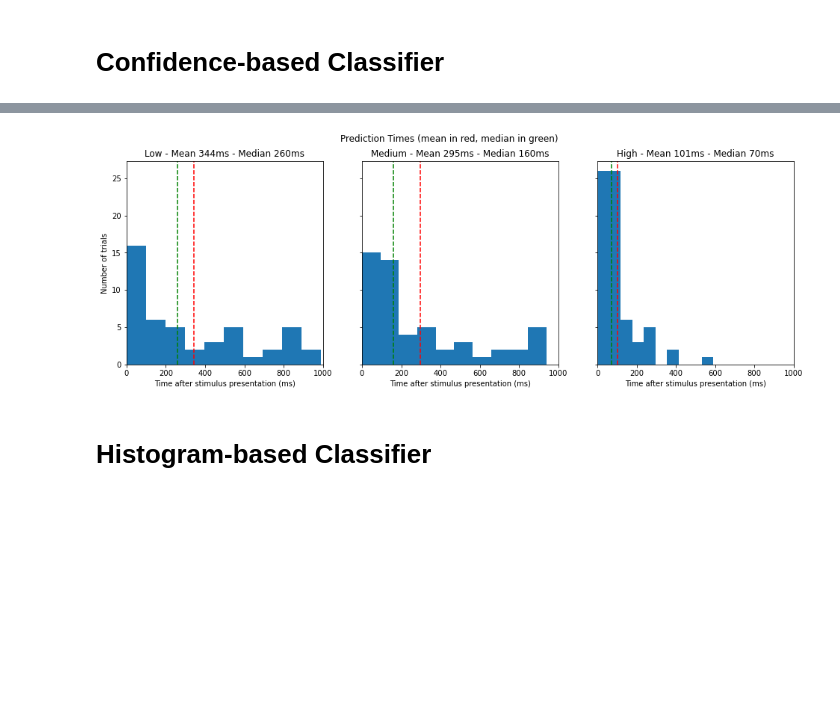
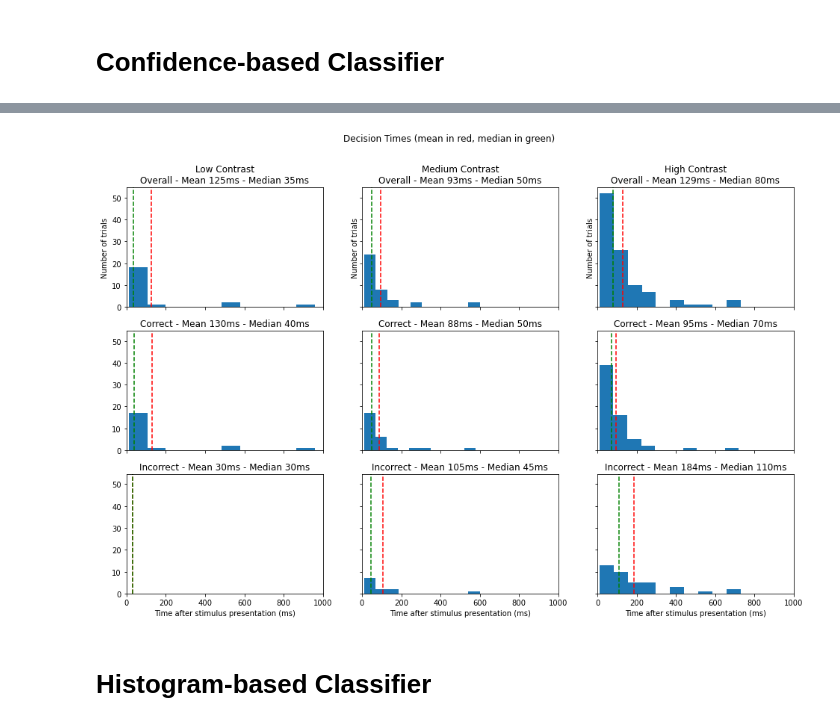
Before and after one commit to sjawhar/nma2020-steinmetz-project, a Jupyter notebook: notebooks/vision-decoders.ipynb, the cells around one changed output, grey strips where cells are left out. Saved outputs shown, nothing was run; the diff lists cells and outputs as text; code cells hidden in the pictures; blank space fills up the shorter version.

```diff
--- a/notebooks/decoders.ipynb
+++ b/notebooks/vision-decoders.ipynb
@@ -262,24 +291,33 @@ for i, (perf, title) in enumerate(data):
-# %%
-contrast_labels = label_encoder.transform(contrast)
-
-fig, axes = plt.subplots(1, 3, sharey=True)
-fig.set_size_inches(16, 5)
-fig.suptitle("Prediction Times (mean in red, median in green)")
-
-for i, class_name in enumerate(CLASS_NAMES):
-    if i == 0:
-        continue
-    ax = axes[i-1]
-    class_times = prediction_times[contrast_labels == i] * 10
-    ax.hist(class_times)
-    mean_time, median_time = class_times.mean(), np.median(class_times)
-    ax.axvline(x=mean_time, color='r', linestyle='--')
-    ax.axvline(x=median_time, color='g', linestyle='--')
-    ax.set_title(f'{class_name} - Mean {int(mean_time)}ms - Median {int(median_time)}ms')
-    ax.set_xlim([0, NUM_BINS*10])
-    ax.set_xlabel('Time after stimulus presentation (ms)')
-
-axes[0].set_ylabel('Number of trials')
-fig.show()
-# %% [output]
-[figure, removed]
+# %%
+def plot_hist(ax, data, class_name):
+    if len(data) == 0:
+        return
+    times = data * 10
+    ax.hist(times)
+    mean = times.mean()
+    ax.axvline(x=mean, color='r', linestyle='--')
+    median = np.median(times)
+    ax.axvline(x=median, color='g', linestyle='--')
+    ax.set_title(f'{class_name} - Mean {int(mean)}ms - Median {int(median)}ms')
+
+fig, axes = plt.subplots(3, 3, sharey=True, sharex=True)
+fig.set_size_inches(16, 10)
+fig.suptitle("Decision Times (mean in red, median in green)")
+
+for i, class_name in enumerate(CLASS_NAMES):
+    if i == 0:
+        continue
+    ax = axes[:, i-1]
+    decoder_classes = decisions == i
+    true_classes = labels == i
+    plot_hist(ax[0], decision_times[decoder_classes], f"{class_name} Contrast\nOverall")
+    plot_hist(ax[1], decision_times[decoder_classes & true_classes], f"Correct")
+    plot_hist(ax[2], decision_times[decoder_classes & ~true_classes], f"Incorrect")
+
+    ax[0].set_ylabel('Number of trials')
+    ax[-1].set_xlim([0, NUM_BINS_FULL*10])
+    ax[-1].set_xlabel('Time after stimulus presentation (ms)')
+
+fig.show()
+# %% [output]
+[figure, added]
```
Also changed, not shown: parts of 17 cells of this notebook, 5 other files.
